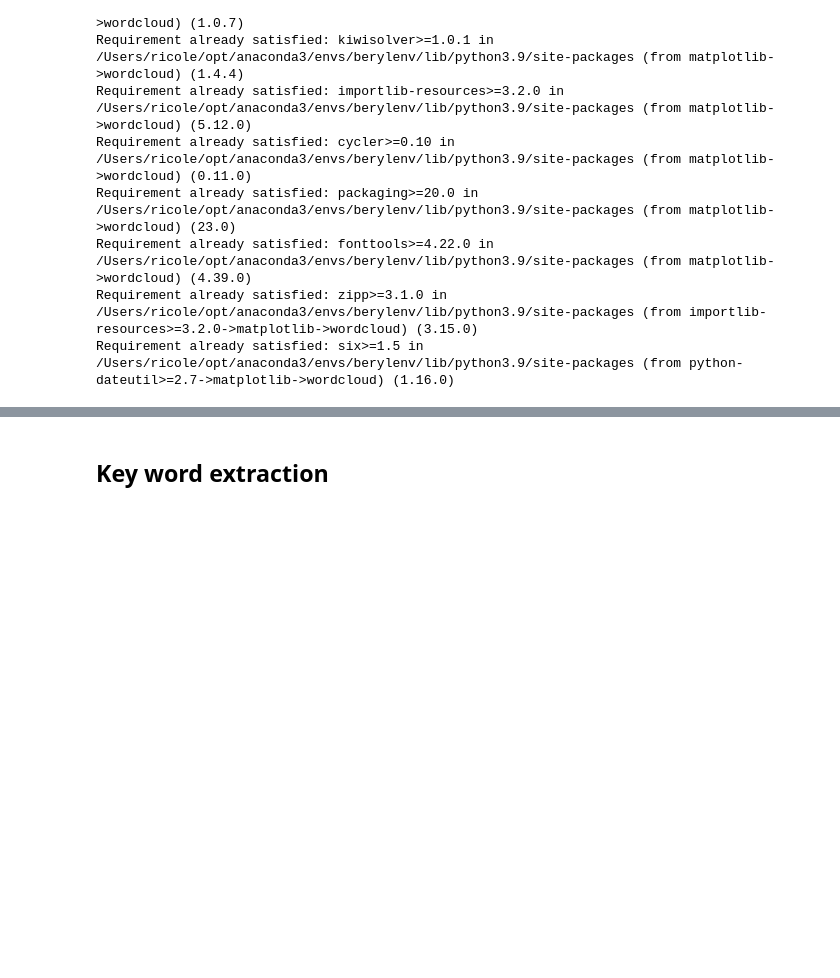
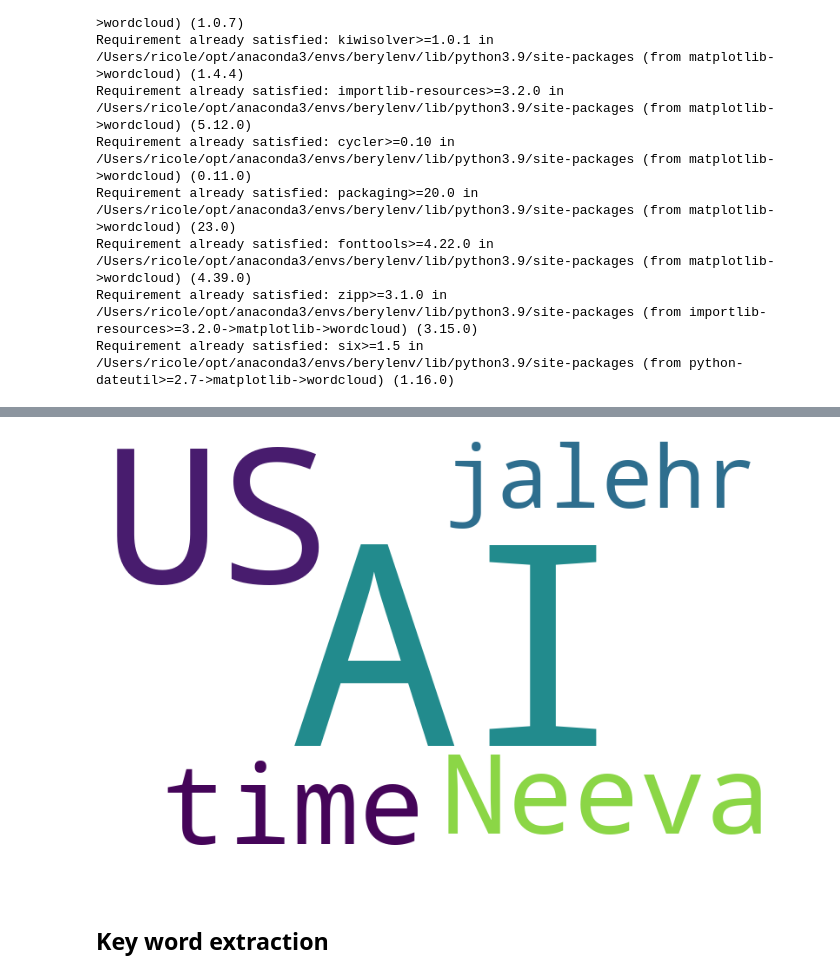
Before and after one commit to RicoXu727/Beryl_profile_longcong, a Jupyter notebook: SC_data_analysis.ipynb, the cells around one changed output, grey strips where cells are left out. Drawn from its saved outputs; the diff is of its cells as text; code cells hidden in the pictures; blank space fills up the shorter version.

```diff
--- a/SC_data_analysis.ipynb
+++ b/SC_data_analysis.ipynb
@@ -615,3 +632,20 @@ plt.show()
+# %%
+orgs = [ent.text for ent in doc.ents if ent.label_ == 'GPE']
+
+# create a string with all the organization names separated by spaces
+org_string = ' '.join(orgs)
+
+# generate the word cloud
+wordcloud = WordCloud(width=800, height=500, background_color='white').generate(org_string)
+
+# plot the word cloud
+plt.figure(figsize=(8, 8), facecolor=None)
+plt.imshow(wordcloud)
+plt.axis('off')
+plt.tight_layout(pad=0)
+plt.show()
+# %% [output]
+[figure, added]
 # %% [markdown]
 ## Key word extraction
 # %% [markdown]
```
Also changed, not shown: parts of 3 cells of this notebook, 2 other files.
